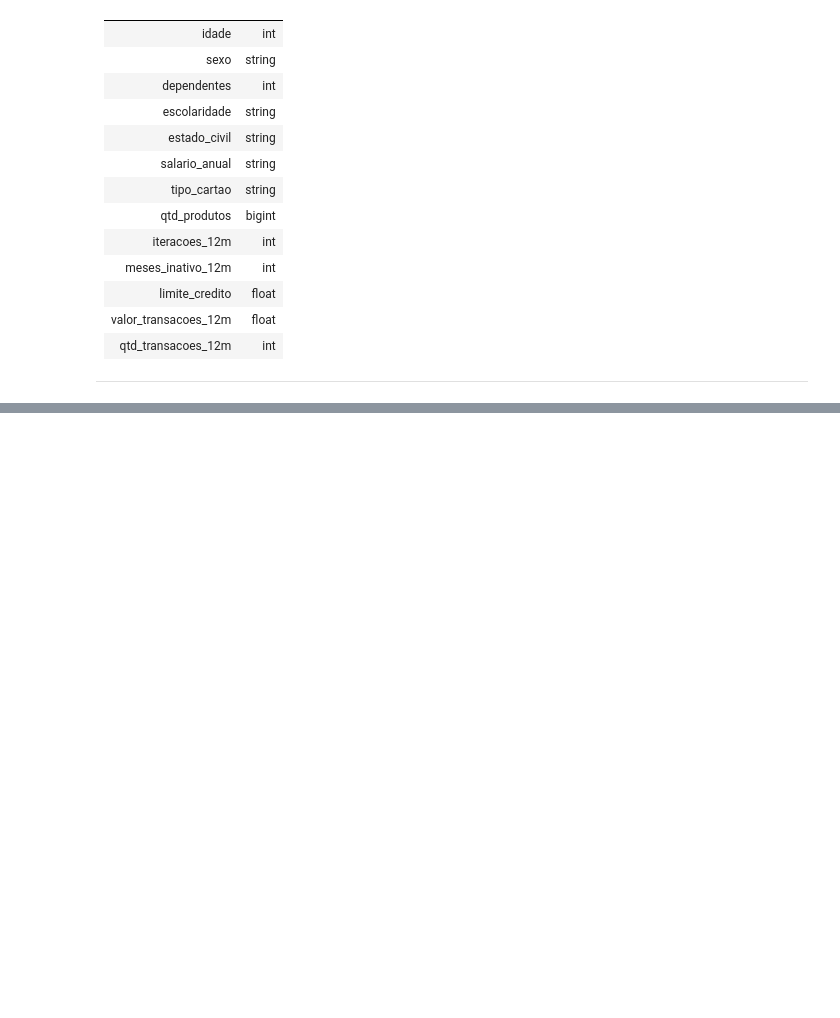
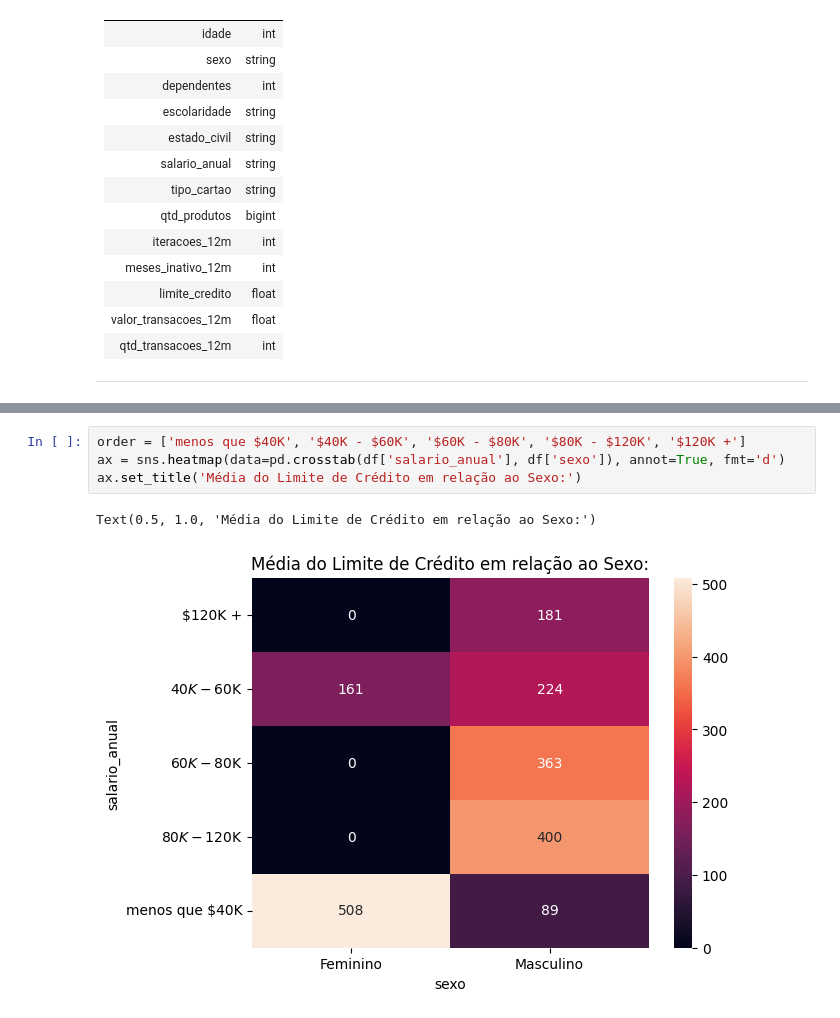
Before and after one commit to marceloaires7/EBAC-SQL, a Jupyter notebook: MODULO_08/ProjetoFinal-Credito.ipynb, the cells around one changed output, grey strips where cells are left out. Cells and saved outputs as stored; diff of their text form; blank space fills up the shorter version.

````diff
--- a/MODULO_08/ProjetoFinal-Credito.ipynb
+++ b/MODULO_08/ProjetoFinal-Credito.ipynb
@@ -256,3 +277,10 @@ ORDER BY Quantidade DESC;
 ```
 
 ![salarioAnualSexoQuant](https://github.com/marceloaires7/EBAC-SQL/blob/main/MODULO_08/images/salarioAnualSexoQuant.png?raw=true)
+# %%
+order = ['menos que $40K', '$40K - $60K', '$60K - $80K', '$80K - $120K', '$120K +']
+ax = sns.heatmap(data=pd.crosstab(df['salario_anual'], df['sexo']), annot=True, fmt='d')
+ax.set_title('Média do Limite de Crédito em relação ao Sexo:')
+# %% [output]
+Text(0.5, 1.0, 'Média do Limite de Crédito em relação ao Sexo:')
+[figure, added]
````
Also changed, not shown: parts of 6 cells of this notebook, 1 other file.
